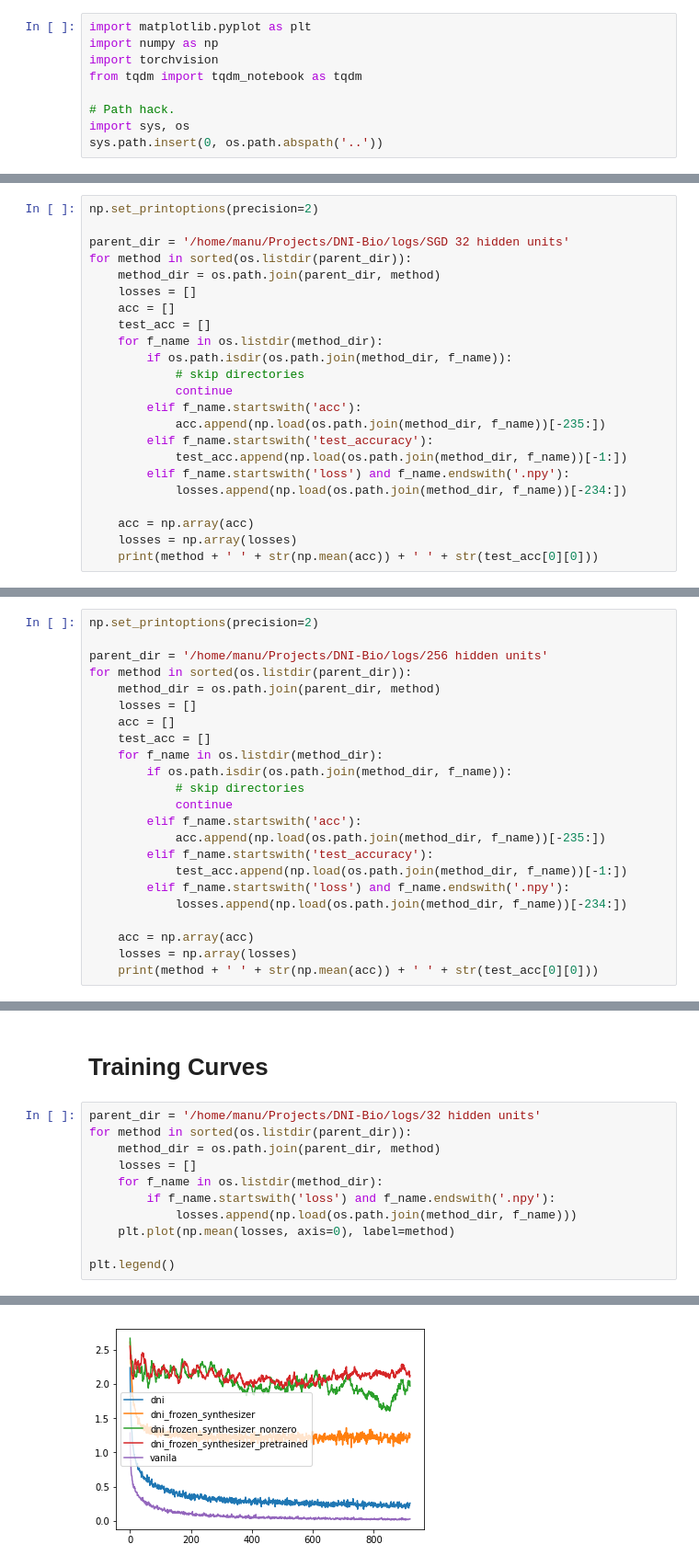
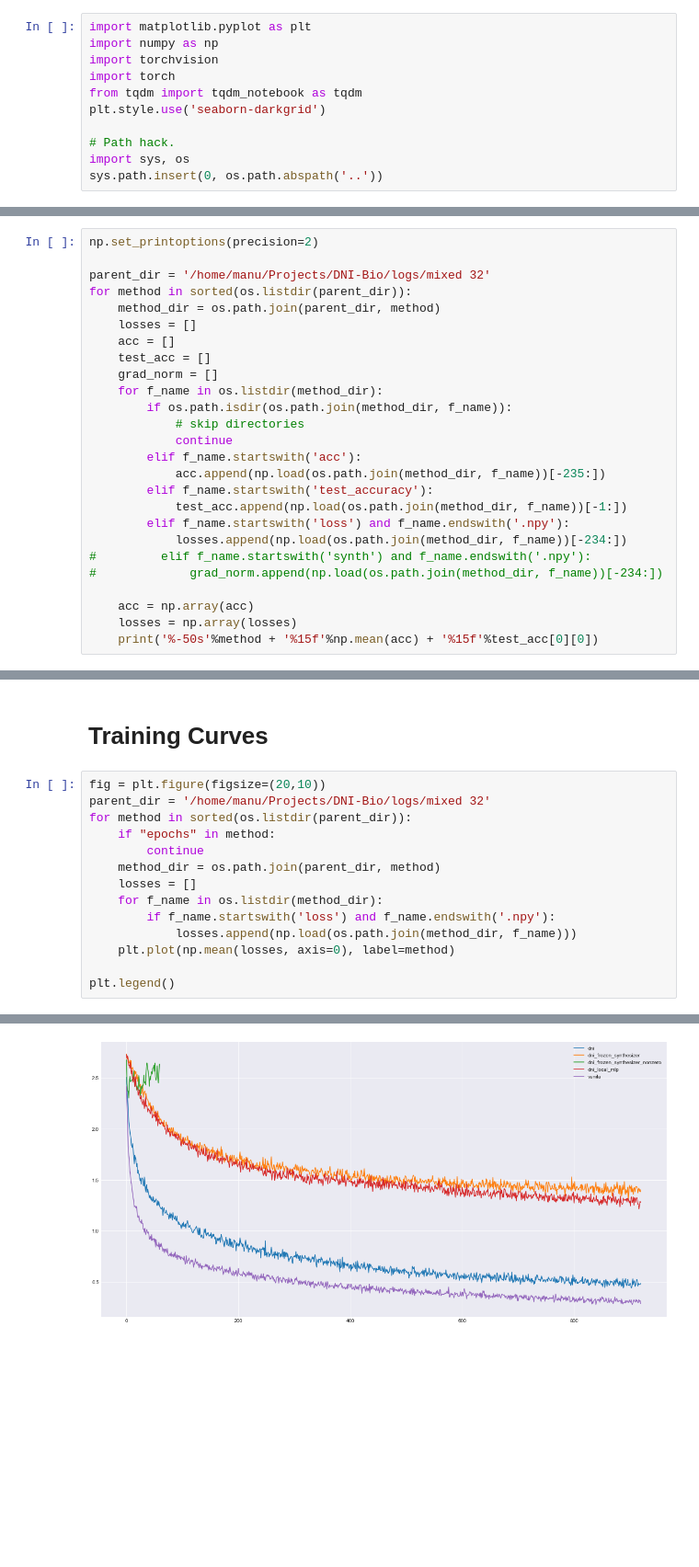
Before and after one commit to mshalvagal/localized-dni, a Jupyter notebook: notebooks/Results.ipynb, the cells around one changed output, grey strips where cells are left out. Shown: that part at 92% size. Saved outputs shown, nothing was run; the diff lists cells and outputs as text; blank space fills up the shorter version.

```diff
--- a/notebooks/Results.ipynb
+++ b/notebooks/Results.ipynb
@@ -2,7 +2,9 @@
 import matplotlib.pyplot as plt
 import numpy as np
 import torchvision
+import torch
 from tqdm import tqdm_notebook as tqdm
+plt.style.use('seaborn-darkgrid')
 
 # Path hack.
 import sys, os
@@ -12,12 +14,13 @@ sys.path.insert(0, os.path.abspath('..'))
 # %%
 np.set_printoptions(precision=2)
 
-parent_dir = '/home/manu/Projects/DNI-Bio/logs/SGD 32 hidden units'
+parent_dir = '/home/manu/Projects/DNI-Bio/logs/mixed 32'
 for method in sorted(os.listdir(parent_dir)):
     method_dir = os.path.join(parent_dir, method)
     losses = []
     acc = []
     test_acc = []
+    grad_norm = []
     for f_name in os.listdir(method_dir):
         if os.path.isdir(os.path.join(method_dir, f_name)):
             # skip directories
@@ -28,8 +31,10 @@ for method in sorted(os.listdir(parent_dir)):
             test_acc.append(np.load(os.path.join(method_dir, f_name))[-1:])
         elif f_name.startswith('loss') and f_name.endswith('.npy'):
             losses.append(np.load(os.path.join(method_dir, f_name))[-234:])
+#         elif f_name.startswith('synth') and f_name.endswith('.npy'):
+#             grad_norm.append(np.load(os.path.join(method_dir, f_name))[-234:])
 
     acc = np.array(acc)
     losses = np.array(losses)
-    print(method + ' ' + str(np.mean(acc)) + ' ' + str(test_acc[0][0]))
+    print('%-50s'%method + '%15f'%np.mean(acc) + '%15f'%test_acc[0][0])
 # %% [output]
@@ -100,23 +57,0 @@ vanila 94.1832890070922 94.80999999999999
-# %%
-np.set_printoptions(precision=2)
-
-parent_dir = '/home/manu/Projects/DNI-Bio/logs/256 hidden units'
-for method in sorted(os.listdir(parent_dir)):
-    method_dir = os.path.join(parent_dir, method)
-    losses = []
-    acc = []
-    test_acc = []
-    for f_name in os.listdir(method_dir):
-        if os.path.isdir(os.path.join(method_dir, f_name)):
-            # skip directories
-            continue
-        elif f_name.startswith('acc'):
-            acc.append(np.load(os.path.join(method_dir, f_name))[-235:])
-        elif f_name.startswith('test_accuracy'):
-            test_acc.append(np.load(os.path.join(method_dir, f_name))[-1:])
-        elif f_name.startswith('loss') and f_name.endswith('.npy'):
-            losses.append(np.load(os.path.join(method_dir, f_name))[-234:])
-
-    acc = np.array(acc)
-    losses = np.array(losses)
-    print(method + ' ' + str(np.mean(acc)) + ' ' + str(test_acc[0][0]))
@@ -129,16 +81,19 @@ vanila 99.9290780141844 98.64999999999998
 # %% [markdown]
 # Training Curves
 # %%
-parent_dir = '/home/manu/Projects/DNI-Bio/logs/32 hidden units'
+fig = plt.figure(figsize=(20,10))
+parent_dir = '/home/manu/Projects/DNI-Bio/logs/mixed 32'
 for method in sorted(os.listdir(parent_dir)):
+    if "epochs" in method:
+        continue
     method_dir = os.path.join(parent_dir, method)
     losses = []
     for f_name in os.listdir(method_dir):
         if f_name.startswith('loss') and f_name.endswith('.npy'):
             losses.append(np.load(os.path.join(method_dir, f_name)))
     plt.plot(np.mean(losses, axis=0), label=method)
 
 plt.legend()
 # %% [output]
 <matplotlib.legend.Legend at 0x...>
-[figure, old version]
+[figure, new version]
```
Also changed, not shown: parts of 13 cells of this notebook, 21 other files.
